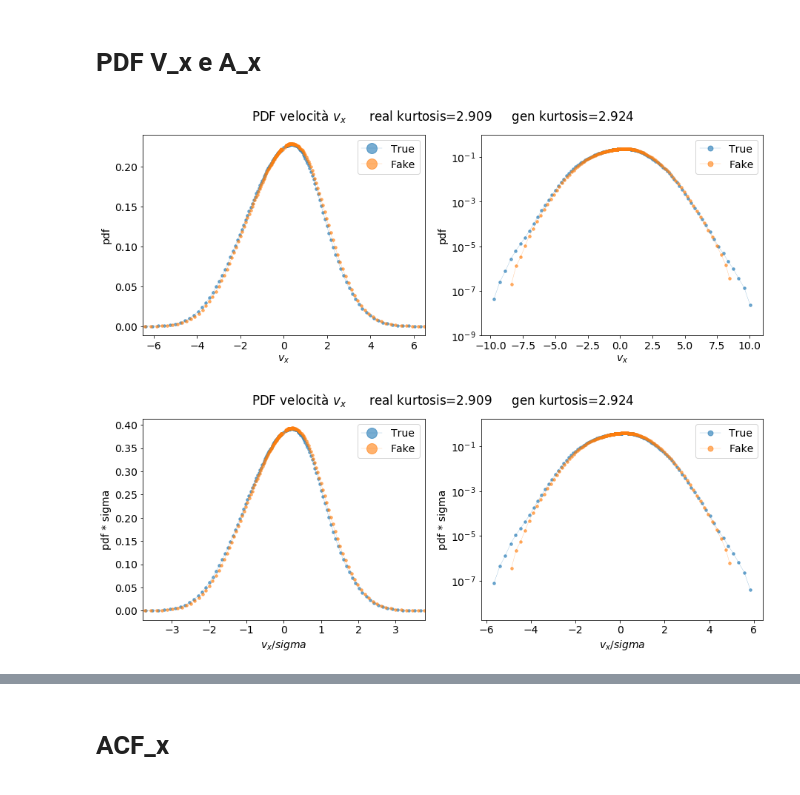
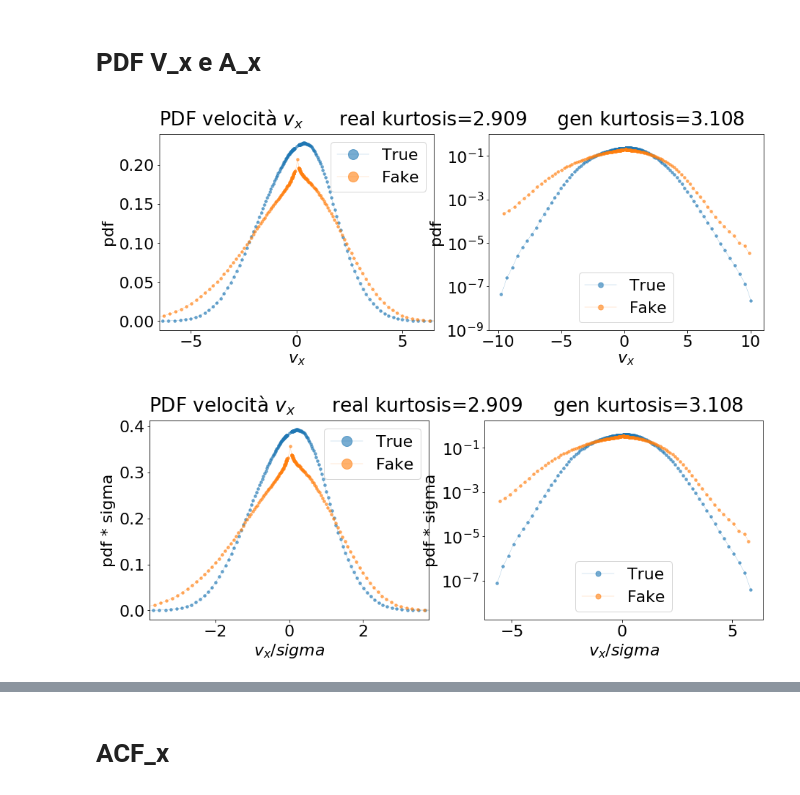
Before and after one commit to scarpma/lagrangian, a Jupyter notebook: gan_test_acc.ipynb, the cells around one changed output, grey strips where cells are left out. Cells and saved outputs as stored; diff of their text form; code cells hidden in the pictures.

Commit message:
gan test acc modificato

```diff
--- a/gan_test_acc.ipynb
+++ b/gan_test_acc.ipynb
@@ -5,9 +8,9 @@ from utility import *
 # %%
-run = 8
-number = 5999
-mpl.rcParams.update({'font.size': 14})
+run = 1
+number = 2000
+mpl.rcParams.update({'font.size': 22})
 # %%
-path = f'/scratch/scarpolini/lagrangian/wgangp/runs/{run}/{number}_gen.h5'
+path = f'/scratch/scarpolini/lagrangian/wgangp_acc/runs/{run}/{number}_gen.h5'
 gen = load_model(path)
-trajs = gen.predict(np.random.normal(0, 1, size=(50000, 100)))
-np.save(f'wgangp/runs/{run}/gen_trajs_{number}', trajs)
+trajs = gen.predict(np.random.normal(0, 1, size=(370000*50, 100)))
+np.save(f'wgangp_acc/runs/{run}/gen_trajs_{number}', trajs)
@@ -13,0 +28,4 @@ np.save(f'wgangp/runs/{run}/gen_trajs_{number}', trajs)
+# %%
+path = f'/scratch/scarpolini/lagrangian/wgangp_acc/runs/{run}/gen_trajs_{number}.npy'
+gm = np.load(path)
+gm.shape
@@ -37,0 +61,15 @@ generati 8.54193 -8.773464
+# %%
+try:
+    path = f'/scratch/scarpolini/lagrangian/wgangp_acc/runs/{run}/gen_trajs_{number}_vel.npy'
+    gen = np.load(path)
+except:
+    import scipy.integrate as sp
+    gen = np.ndarray(shape=gm.shape)
+    for ii in range(gm.shape[0]):
+        #a = [0.]
+        #a += [sp.simps(gm[ii,0:jj,0], x=None, dx=1, axis=0, even='avg') for jj in range(1,gm.shape[1])]
+        gen[ii,0,0] = 0.
+        for jj in range(gm.shape[1]-1):
+            gen[ii,jj+1,0] = gen[ii,jj,0] + 0.5*(gm[ii,jj,0]+gm[ii,jj+1,0])
+        if ii%100 == 0: print(ii,end='\r')
+    np.save(f'wgangp_acc/runs/{run}/gen_trajs_{number}_vel', gen)
@@ -51,7 +98,8 @@ bin_edges /= vel_std
 ax1n.plot(bin_edges, hist, label='True', alpha=0.6, marker='.', lw=0.3, ms=7)
 ax2n.plot(bin_edges, hist, label='True', alpha=0.6, marker='.', lw=0.3, ms=7)
 
-bins=create_log_bins(gen.min(),gen.max(),200,1e-1)
+#bins=create_log_bins(gen.min(),gen.max(),200,1e-1)
+bins=create_log_bins(-10.,10.,200,1e-1)
 hist, bin_edges = np.histogram(gen.flatten(), bins=bins, density=True)
 for i in range(len(hist)):
     bin_edges[i] = (bin_edges[i]+bin_edges[i+1])/2.
@@ -64,34 +112,34 @@ hist *= vel_std
 bin_edges /= vel_std
 ax1n.plot(bin_edges, hist, label='Fake', alpha=0.6, marker='.', lw=0.3, ms=7)
 ax2n.plot(bin_edges, hist, label='Fake', alpha=0.6, marker='.', lw=0.3, ms=7)
 
 fig.suptitle(f'PDF velocità $v_x$\treal kurtosis={kurtosis_real:.3f}\tgen kurtosis={kurtosis_gen:.3f}')
 fign.suptitle(f'PDF velocità $v_x$\treal kurtosis={kurtosis_real:.3f}\tgen kurtosis={kurtosis_gen:.3f}')
 
 ax1.set_xlabel('$v_x$')
 ax1.set_ylabel('pdf')
 ax1.set_xlim([-6.5,6.5])
 ax1.legend(markerscale=4)
 ax2.set_xlabel('$v_x$')
 ax2.set_yscale('log')
 ax2.set_ylim([1e-9,1])
 ax2.set_ylabel('pdf')
 ax2.legend(markerscale=2)
 
 ax1n.set_xlabel('$v_x / sigma$')
 ax1n.set_ylabel('pdf * sigma')
 ax1n.set_xlim([-6.5/vel_std,6.5/vel_std])
 ax1n.legend(markerscale=4)
 ax2n.set_xlabel('$v_x / sigma$')
 ax2n.set_yscale('log')
 ax2n.set_ylim([1e-9*vel_std,1*vel_std])
 ax2n.set_ylabel('pdf * sigma')
 ax2n.legend(markerscale=2)
 
-fig.savefig(f'plots/gan_test_d0_{run}_{number}.png', fmt='png', dpi=100)
-fign.savefig(f'plots/gan_test_d0_{run}_{number}_n.png', fmt='png', dpi=100)
+fig.savefig(f'plots/gan_test_d0_{run}_{number}_acc.png', fmt='png', dpi=100)
+fign.savefig(f'plots/gan_test_d0_{run}_{number}_n_acc.png', fmt='png', dpi=100)
 fig.show()
 fign.show()
 # %% [output]
-[figure, old version]
+[figure, new version]
-[figure, old version]
+[figure, new version]
```
Also changed, not shown: parts of 18 cells of this notebook, 21 other files.
